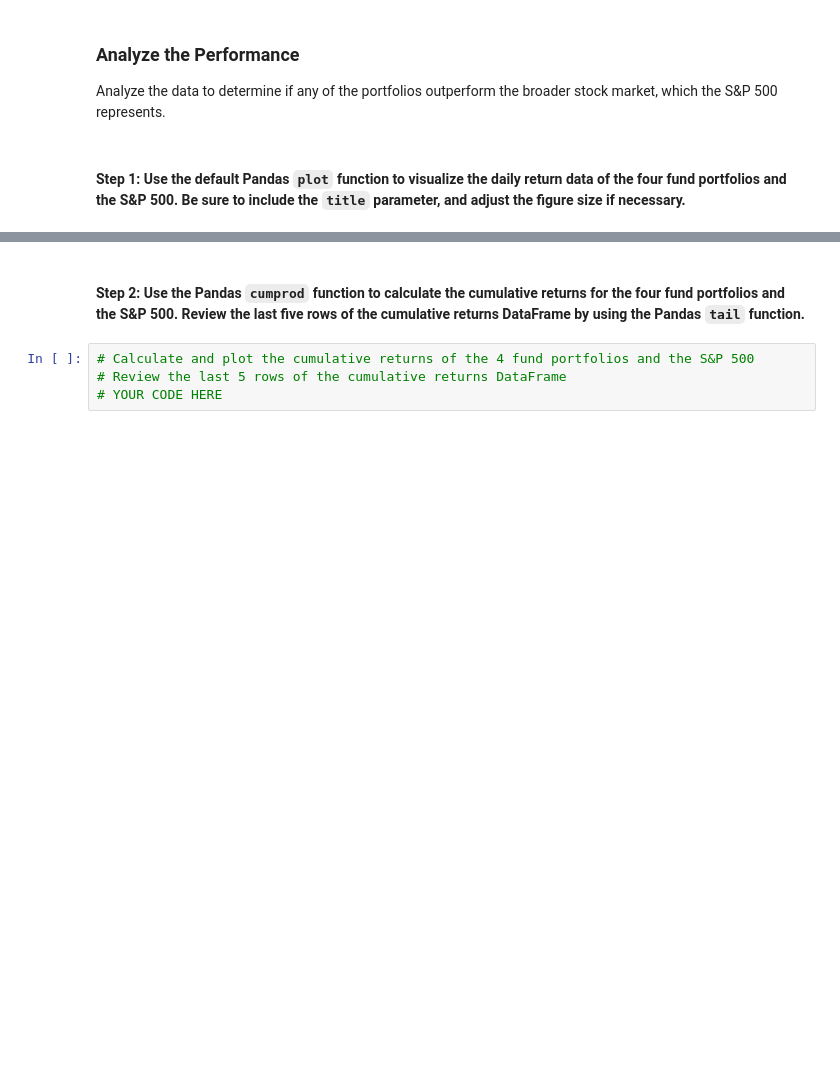
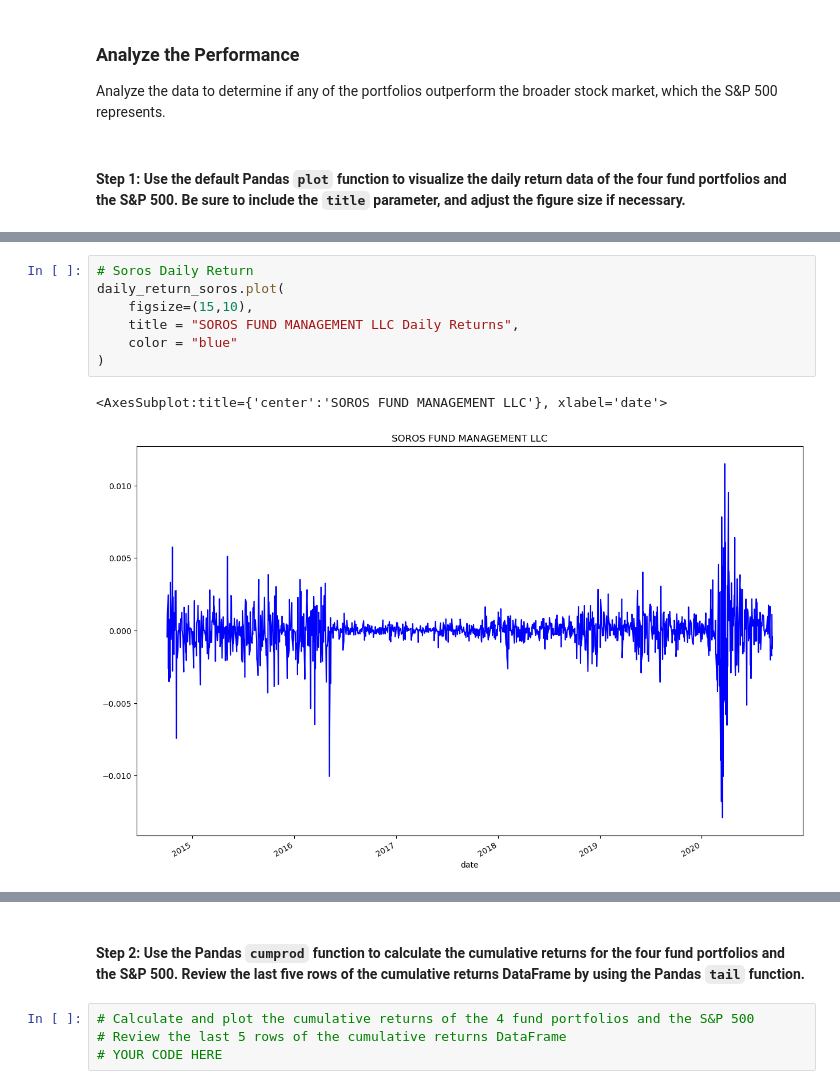
Before and after one commit to alexnovis1/Columbia_Module_4, a Jupyter notebook: Columbia_Module_4/risk_return_analysis.ipynb, the cells around one changed output, grey strips where cells are left out. Drawn from its saved outputs; the diff is of its cells as text; blank space fills up the shorter version.

```diff
--- a/Columbia_Module_4/risk_return_analysis.ipynb
+++ b/Columbia_Module_4/risk_return_analysis.ipynb
@@ -188,0 +178,10 @@ daily_return_berkshire.plot(
+# %%
+# Soros Daily Return
+daily_return_soros.plot(
+    figsize=(15,10),
+    title = "SOROS FUND MANAGEMENT LLC Daily Returns",
+    color = "blue"
+)
+# %% [output]
+<AxesSubplot:title={'center':'SOROS FUND MANAGEMENT LLC'}, xlabel='date'>
+[figure, added]
```
Also changed, not shown: parts of 21 cells of this notebook.
